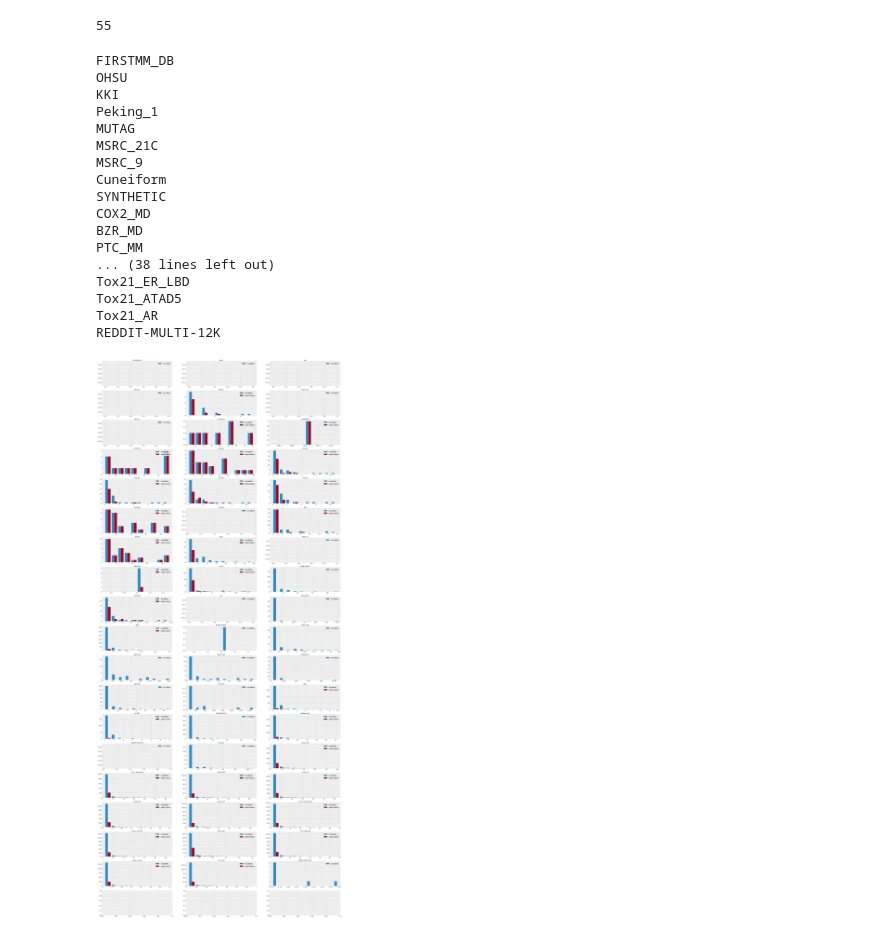
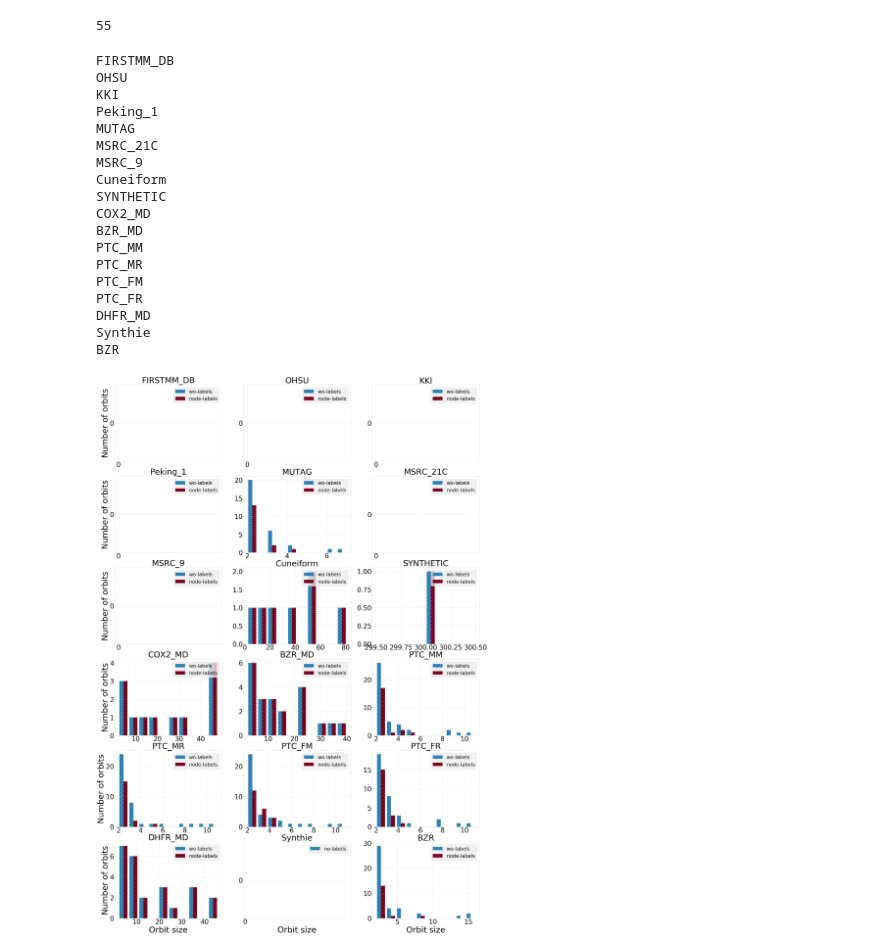
Before and after one commit to nd7141/iso_bias, a Jupyter notebook: analysis.ipynb, the cells around one changed output. Cells and saved outputs as stored; diff of their text form; code cells hidden in the pictures.

```diff
--- a/analysis.ipynb
+++ b/analysis.ipynb
@@ -509,3 +567,6 @@ lines = lines[-10:-4]
  'model-2 gin 0 IMDB-BINARY 0.761000 0.050289 1.0\n',
  'model-1 gin 0 IMDB-MULTI 0.503333 0.042400 0.7783838383838385\n',
  'model-2 gin 0 IMDB-MULTI 0.514667 0.040749 1.0\n']
+# %%
+dir1 = 'nauty_results/results_no_labels/'
+dir2 = 'nauty_results/results_node_labels/'
@@ -512,6 +581,6 @@ lines = lines[-10:-4]
 # %%
-dir1 = 'results_no_labels/'
-dir2 = 'results_node_labels/'
+# dir1 = 'results_no_labels/'
+# dir2 = 'results_node_labels/'
 fns = list(filter(lambda x: x.endswith('.txt'), os.listdir(dir1 + 'orbits')))
 N = len(fns)
 N = 3
@@ -538,7 +607,9 @@ for i, dataset in enumerate(['MUTAG', 'PROTEINS', 'DHFR_MD']):
         ax.hist([orbits1], label=['no-labels'], rwidth=.4)
     ax.legend(loc='upper right')
     ax.set_xlabel("Orbit size")
-    ax.set_ylabel("Number of orbits")
+    if i == 0:
+        ax.set_ylabel("Number of orbits")
+    ax.set_facecolor('w')
 #     if i > 5:
 #         break
 plt.savefig('w_node_labels.pdf', bbox_inches='tight')
@@ -551,6 +622,6 @@ DHFR_MD
 # %%
-dir1 = 'results_no_labels/'
-dir2 = 'results_node_labels/'
+# dir1 = 'results_no_labels/'
+# dir2 = 'results_node_labels/'
 fns = list(filter(lambda x: x.endswith('.txt'), os.listdir(dir1 + 'orbits')))
 N = len(fns)
 N = 3
@@ -576,9 +647,12 @@ for i, dataset in enumerate(['IMDB-BINARY', 'Letter-med', 'COLLAB']):
         ax.hist([orbits1], label=['no-labels'], rwidth=.4, hatch='/')
     ax.legend(loc='upper right')
     ax.set_xlabel("Orbit size")
-    ax.set_ylabel("Number of orbits")
+    if i == 0:
+        ax.set_ylabel("Number of orbits")
+    ax.set_facecolor('w')
 #     if i > 5:
 #         break
+# plt.subplots_adjust(wspace = .41)
 plt.savefig('wo_node_labels.pdf', bbox_inches='tight')
 plt.show()
 # %% [output]
@@ -648,47 +729,64 @@ len(q)
 # %% [output]
 55
 # %%
-dir1 = 'results_no_labels/'
-dir2 = 'results_node_labels/'
+# dir1 = 'results_no_labels/'
+# dir2 = 'results_node_labels/'
 fns = list(filter(lambda x: x.endswith('.txt'), os.listdir(dir1 + 'orbits')))
 N = len(fns)
-fig, axes = plt.subplots(nrows=N//3+1, ncols=3, figsize=(40, 100))
+# fig, axes = plt.subplots(nrows=N//3+1, ncols=3, figsize=(40, 100))
+fig, axes = plt.subplots(nrows=6, ncols=3, figsize=(40, 60))
 
 for i, dataset in enumerate(ds):
     orbits1 = get_orbits(dir1 + f'orbits/{dataset}_orbits.txt')
     try:
         orbits2 = get_orbits(dir2 + f'orbits/{dataset}_orbits.txt')
     except FileNotFoundError:
         orbits2 = None
     print(dataset)
-    ax = axes[i//3][i%3]
+    ax = axes[(i%18)//3][(i%18)%3]
     ax.set_title(dataset)
 
     if orbits2 is not None:
-        ax.hist([orbits1, orbits2], label=['no-labels', 'node-labels'])
+        n, bins, patches = ax.hist([orbits1, orbits2], label=['wo-labels', 'node-labels'])
+        hatches = ['/', '*'] # https://stackoverflow.com/a/40293705/2069858
+        for patch_set, hatch in zip(patches, hatches):
+            plt.setp(patch_set, hatch=hatch)
     else:
-        ax.hist([orbits1], label=['no-labels'], rwidth=.4)
+        n, bins, patches = ax.hist([orbits1], label=['no-labels'], rwidth=.4, hatch='/')
+
     ax.legend(loc='upper right')
-#     if i > 5:
+    if len(orbits1) == 0:
+        ax.set_xticks([0])
+        ax.set_yticks([0])
+
+    if i%3 == 0:
+        ax.set_ylabel("Number of orbits")
+    if int((i%18)) in [15, 16, 17]:
+        ax.set_xlabel("Orbit size")
+
+    ax.set_facecolor('w')
+    if (i+1)%18 == 0:
+        plt.savefig('orbits-part{}.pdf'.format(i//18), bbox_inches='tight')
+        plt.show()
+        fig, axes = plt.subplots(nrows=6, ncols=3, figsize=(40, 60))
 #         break
-plt.savefig('orbits.pdf', bbox_inches='tight')
-plt.show()
 # %% [output]
 FIRSTMM_DB
 OHSU
 KKI
 Peking_1
 MUTAG
 MSRC_21C
 MSRC_9
 Cuneiform
 SYNTHETIC
 COX2_MD
 BZR_MD
 PTC_MM
-... (38 lines left out)
-Tox21_ER_LBD
-Tox21_ATAD5
-Tox21_AR
-REDDIT-MULTI-12K
+PTC_MR
+PTC_FM
+PTC_FR
+DHFR_MD
+Synthie
+BZR
-[figure, old version]
+[figure, new version]
```
Also changed, not shown: parts of 15 cells of this notebook, 2 other files.
